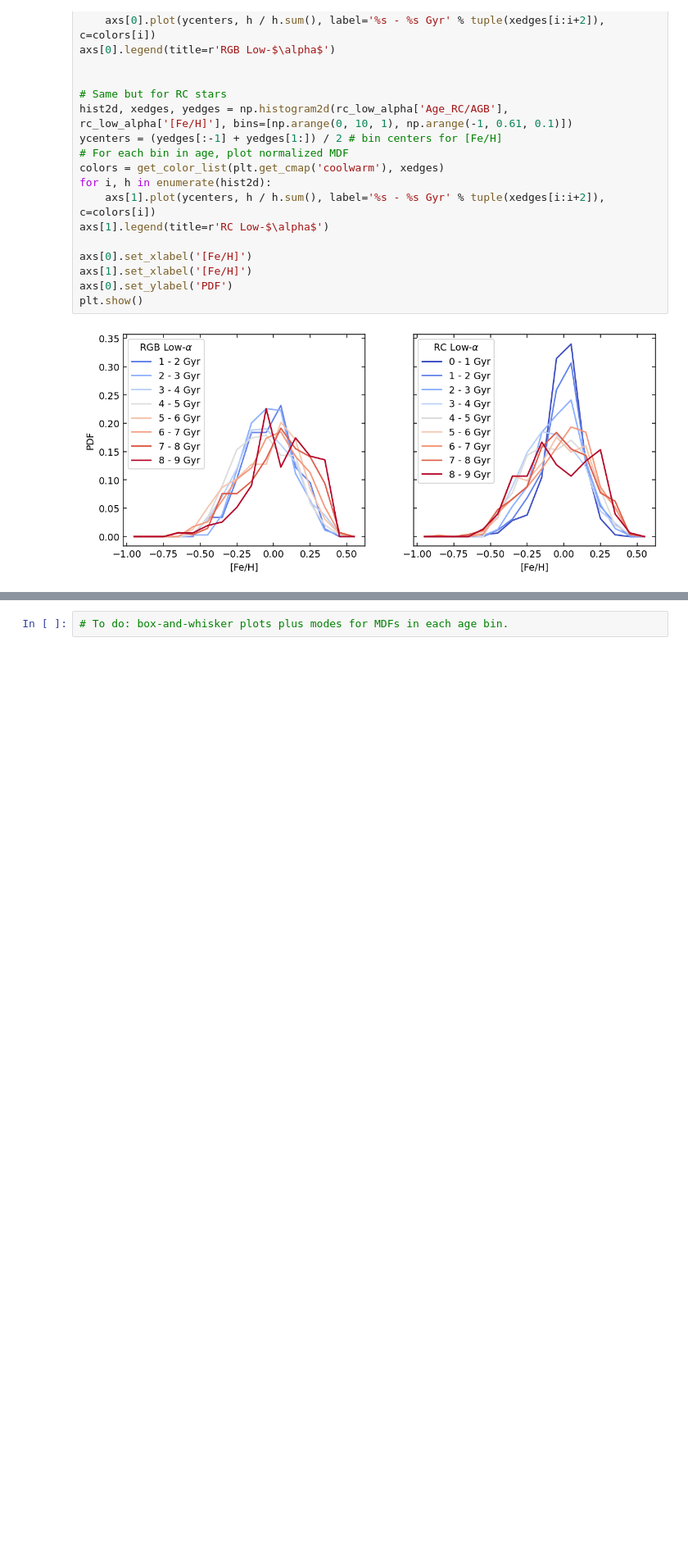
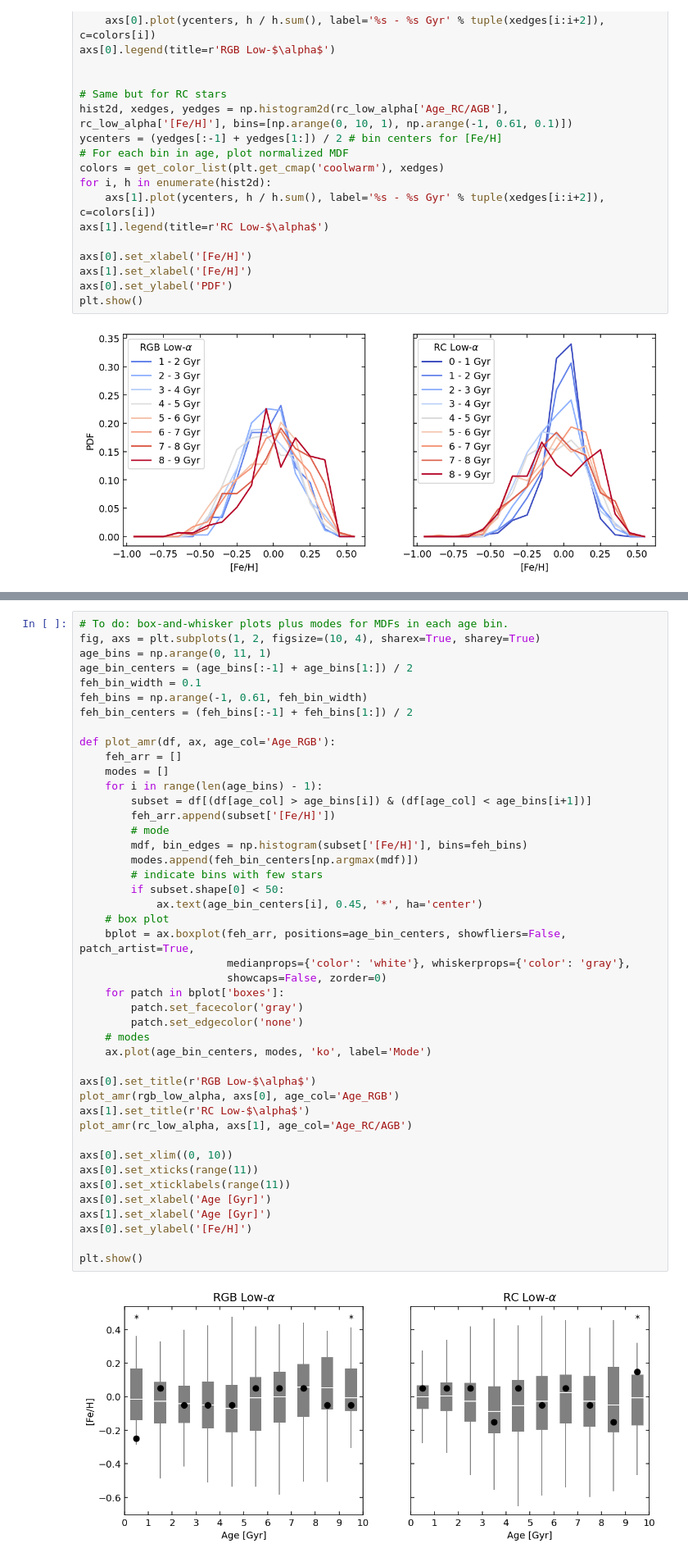
Before and after one commit to lodubay/abeona, a Jupyter notebook: src/scripts/apokasc3_amr.ipynb, the cells around one changed output, grey strips where cells are left out. Shown: that part at 82% size. Cells and saved outputs as stored; diff of their text form; blank space fills up the shorter version.

Commit message:
add boxplots, change notebook name

```diff
--- a/src/scripts/apokasc3_migration.ipynb
+++ b/src/scripts/apokasc3_amr.ipynb
@@ -246,2 +247,46 @@ The RC MDFs behave as I expected: narrowest for the youngest stars and broadest
 # %%
 # To do: box-and-whisker plots plus modes for MDFs in each age bin.
+fig, axs = plt.subplots(1, 2, figsize=(10, 4), sharex=True, sharey=True)
+age_bins = np.arange(0, 11, 1)
+age_bin_centers = (age_bins[:-1] + age_bins[1:]) / 2
+feh_bin_width = 0.1
+feh_bins = np.arange(-1, 0.61, feh_bin_width)
+feh_bin_centers = (feh_bins[:-1] + feh_bins[1:]) / 2
+
+def plot_amr(df, ax, age_col='Age_RGB'):
+    feh_arr = []
+    modes = []
+    for i in range(len(age_bins) - 1):
+        subset = df[(df[age_col] > age_bins[i]) & (df[age_col] < age_bins[i+1])]
+        feh_arr.append(subset['[Fe/H]'])
+        # mode
+        mdf, bin_edges = np.histogram(subset['[Fe/H]'], bins=feh_bins)
+        modes.append(feh_bin_centers[np.argmax(mdf)])
+        # indicate bins with few stars
+        if subset.shape[0] < 50:
+            ax.text(age_bin_centers[i], 0.45, '*', ha='center')
+    # box plot
+    bplot = ax.boxplot(feh_arr, positions=age_bin_centers, showfliers=False, patch_artist=True,
+                       medianprops={'color': 'white'}, whiskerprops={'color': 'gray'},
+                       showcaps=False, zorder=0)
+    for patch in bplot['boxes']:
+        patch.set_facecolor('gray')
+        patch.set_edgecolor('none')
+    # modes
+    ax.plot(age_bin_centers, modes, 'ko', label='Mode')
+
+axs[0].set_title(r'RGB Low-$\alpha$')
+plot_amr(rgb_low_alpha, axs[0], age_col='Age_RGB')
+axs[1].set_title(r'RC Low-$\alpha$')
+plot_amr(rc_low_alpha, axs[1], age_col='Age_RC/AGB')
+
+axs[0].set_xlim((0, 10))
+axs[0].set_xticks(range(11))
+axs[0].set_xticklabels(range(11))
+axs[0].set_xlabel('Age [Gyr]')
+axs[1].set_xlabel('Age [Gyr]')
+axs[0].set_ylabel('[Fe/H]')
+
+plt.show()
+# %% [output]
+[figure, added]
```
Also changed, not shown: parts of 4 cells of this notebook, 1 other file.
